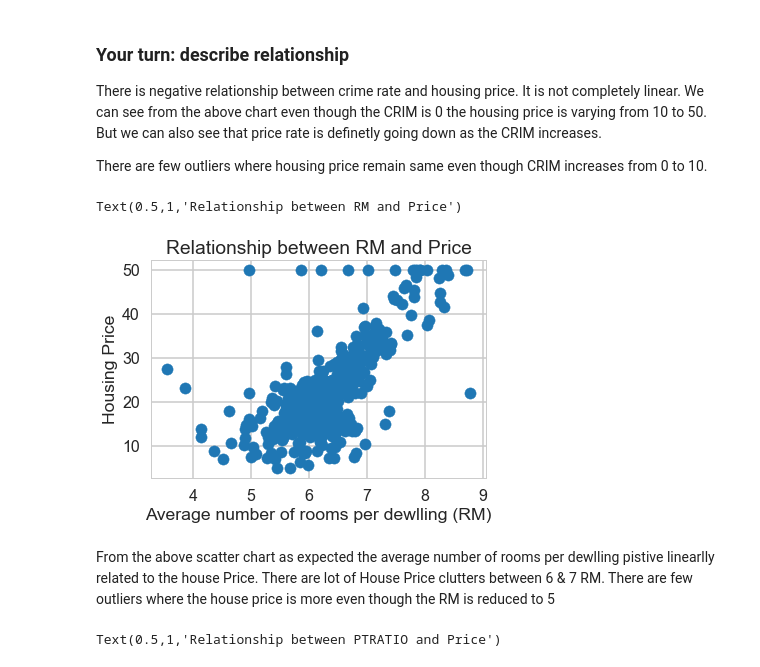
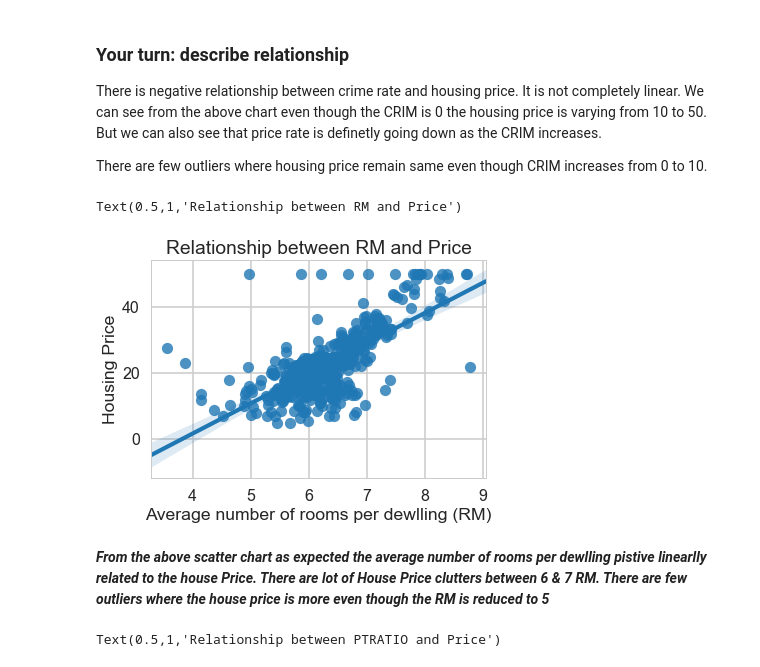
Before and after one commit to ravic1982/Springboard-Exercise, a Jupyter notebook: Mini_Project_Linear_Regression.ipynb, the cells around one changed output. Cells and saved outputs as stored; diff of their text form; code cells hidden in the pictures.

```diff
--- a/Mini_Project_Linear_Regression.ipynb
+++ b/Mini_Project_Linear_Regression.ipynb
@@ -285,15 +285,16 @@ There is negative relationship between crime rate and housing price. It is not c
 There are few outliers where housing price remain same even though CRIM increases from 0 to 10.
 # %%
 # your turn: scatter plot between *RM* and *PRICE*
-plt.scatter(bos.RM,bos.PRICE)
+sns.regplot(x=bos.RM, y=bos.PRICE, data=bos, fit_reg = True)
+stats.linregress(bos.RM,bos.PRICE)
 plt.xlabel("Average number of rooms per dewlling (RM)")
 plt.ylabel("Housing Price")
 plt.title("Relationship between RM and Price")
 # %% [output]
 Text(0.5,1,'Relationship between RM and Price')
-[figure, old version]
+[figure, new version]
 # %% [markdown]
-From the above scatter chart as expected the average number of rooms per dewlling pistive linearlly related to the house Price. There are lot of House Price clutters between 6 & 7 RM. There are few outliers where the house price is more even though the RM is reduced to 5
+***From the above scatter chart as expected the average number of rooms per dewlling pistive linearlly related to the house Price. There are lot of House Price clutters between 6 & 7 RM. There are few outliers where the house price is more even though the RM is reduced to 5***
 # %%
 # your turn: scatter plot between *PTRATIO* and *PRICE*
 plt.scatter(bos.PTRATIO,bos.PRICE)
```
Also changed, not shown: parts of 29 cells of this notebook.
